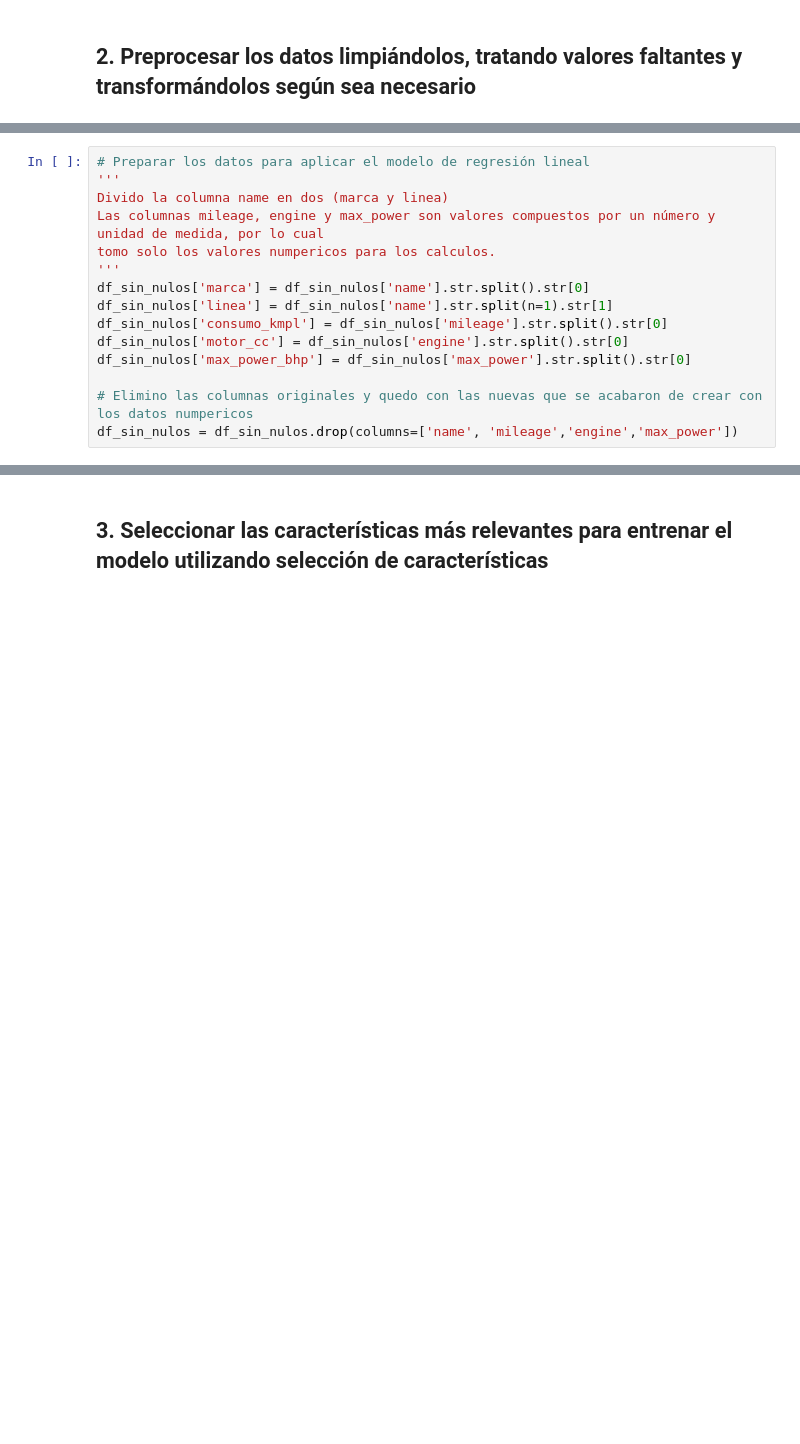
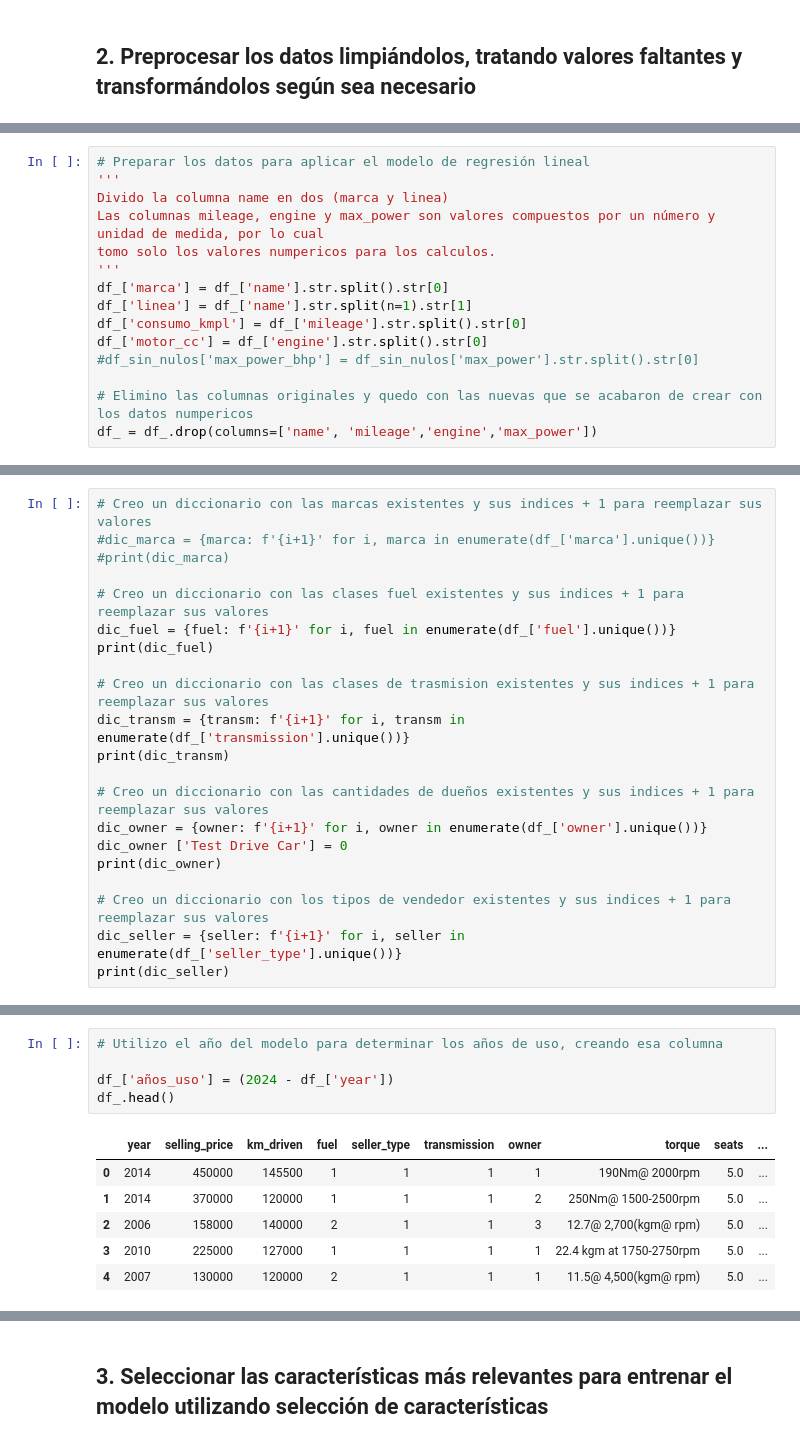
Before and after one commit to gagiraldo001/archivos-tarea, a Jupyter notebook: RegresionLinealPrecioAuto-Copy1.ipynb, the cells around one changed output, grey strips where cells are left out. Saved outputs shown, nothing was run; the diff lists cells and outputs as text; blank space fills up the shorter version.

```diff
--- a/RegresionLinealPrecioAuto-Copy1.ipynb
+++ b/RegresionLinealPrecioAuto-Copy1.ipynb
@@ -193,14 +192,14 @@ Divido la columna name en dos (marca y linea)
 Las columnas mileage, engine y max_power son valores compuestos por un número y unidad de medida, por lo cual
 tomo solo los valores numpericos para los calculos.
 '''
-df_sin_nulos['marca'] = df_sin_nulos['name'].str.split().str[0]
-df_sin_nulos['linea'] = df_sin_nulos['name'].str.split(n=1).str[1]
-df_sin_nulos['consumo_kmpl'] = df_sin_nulos['mileage'].str.split().str[0]
-df_sin_nulos['motor_cc'] = df_sin_nulos['engine'].str.split().str[0]
-df_sin_nulos['max_power_bhp'] = df_sin_nulos['max_power'].str.split().str[0]
+df_['marca'] = df_['name'].str.split().str[0]
+df_['linea'] = df_['name'].str.split(n=1).str[1]
+df_['consumo_kmpl'] = df_['mileage'].str.split().str[0]
+df_['motor_cc'] = df_['engine'].str.split().str[0]
+#df_sin_nulos['max_power_bhp'] = df_sin_nulos['max_power'].str.split().str[0]
 
 # Elimino las columnas originales y quedo con las nuevas que se acabaron de crear con los datos numpericos
-df_sin_nulos = df_sin_nulos.drop(columns=['name', 'mileage','engine','max_power'])
+df_ = df_.drop(columns=['name', 'mileage','engine','max_power'])
 # %% [output]
 A value is trying to be set on a copy of a slice from a DataFrame.
 Try using .loc[row_indexer,col_indexer] = value instead
@@ -299,0 +259,21 @@ max    3604.000000     400.000000
+# %%
+# Creo un diccionario con las marcas existentes y sus indices + 1 para reemplazar sus valores
+#dic_marca = {marca: f'{i+1}' for i, marca in enumerate(df_['marca'].unique())}
+#print(dic_marca)
+
+# Creo un diccionario con las clases fuel existentes y sus indices + 1 para reemplazar sus valores
+dic_fuel = {fuel: f'{i+1}' for i, fuel in enumerate(df_['fuel'].unique())}
+print(dic_fuel)
+
+# Creo un diccionario con las clases de trasmision existentes y sus indices + 1 para reemplazar sus valores
+dic_transm = {transm: f'{i+1}' for i, transm in enumerate(df_['transmission'].unique())}
+print(dic_transm)
+
+# Creo un diccionario con las cantidades de dueños existentes y sus indices + 1 para reemplazar sus valores
+dic_owner = {owner: f'{i+1}' for i, owner in enumerate(df_['owner'].unique())}
+dic_owner ['Test Drive Car'] = 0
+print(dic_owner)
+
+# Creo un diccionario con los tipos de vendedor existentes y sus indices + 1 para reemplazar sus valores
+dic_seller = {seller: f'{i+1}' for i, seller in enumerate(df_['seller_type'].unique())}
+print(dic_seller)
@@ -299,0 +292,12 @@ max    3604.000000     400.000000
+# %%
+# Utilizo el año del modelo para determinar los años de uso, creando esa columna
+
+df_['años_uso'] = (2024 - df_['year'])
+df_.head()
+# %% [output]
+|  | year | selling_price | km_driven | fuel | seller_type | transmission | owner | torque | seats | ... |
+| 0 | 2014 | 450000 | 145500 | 1 | 1 | 1 | 1 | 190Nm@ 2000rpm | 5.0 | ... |
+| 1 | 2014 | 370000 | 120000 | 1 | 1 | 1 | 2 | 250Nm@ 1500-2500rpm | 5.0 | ... |
+| 2 | 2006 | 158000 | 140000 | 2 | 1 | 1 | 3 | 12.7@ 2,700(kgm@ rpm) | 5.0 | ... |
+| 3 | 2010 | 225000 | 127000 | 1 | 1 | 1 | 1 | 22.4 kgm at 1750-2750rpm | 5.0 | ... |
+| 4 | 2007 | 130000 | 120000 | 2 | 1 | 1 | 1 | 11.5@ 4,500(kgm@ rpm) | 5.0 | ... |
```
Also changed, not shown: parts of 35 cells of this notebook.
